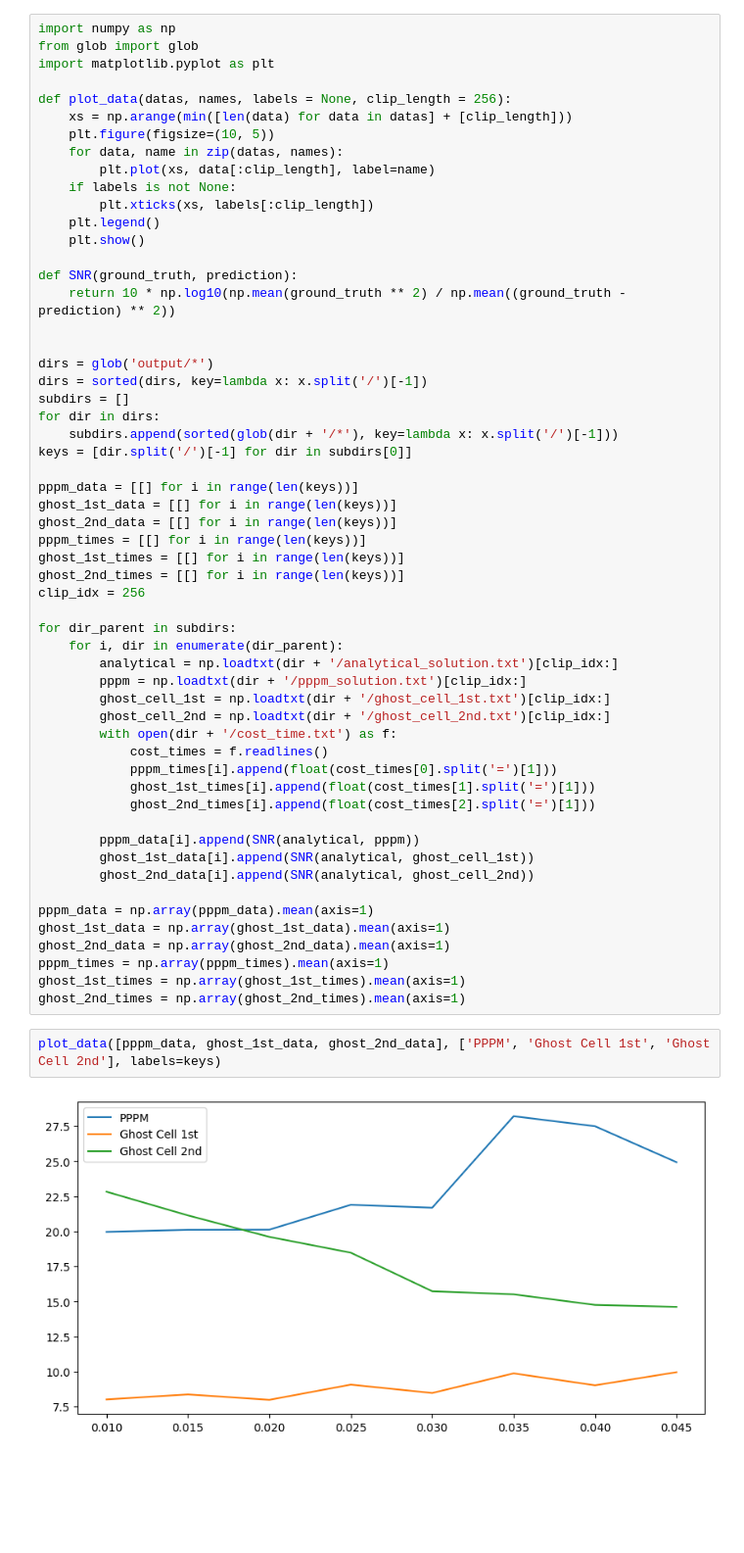
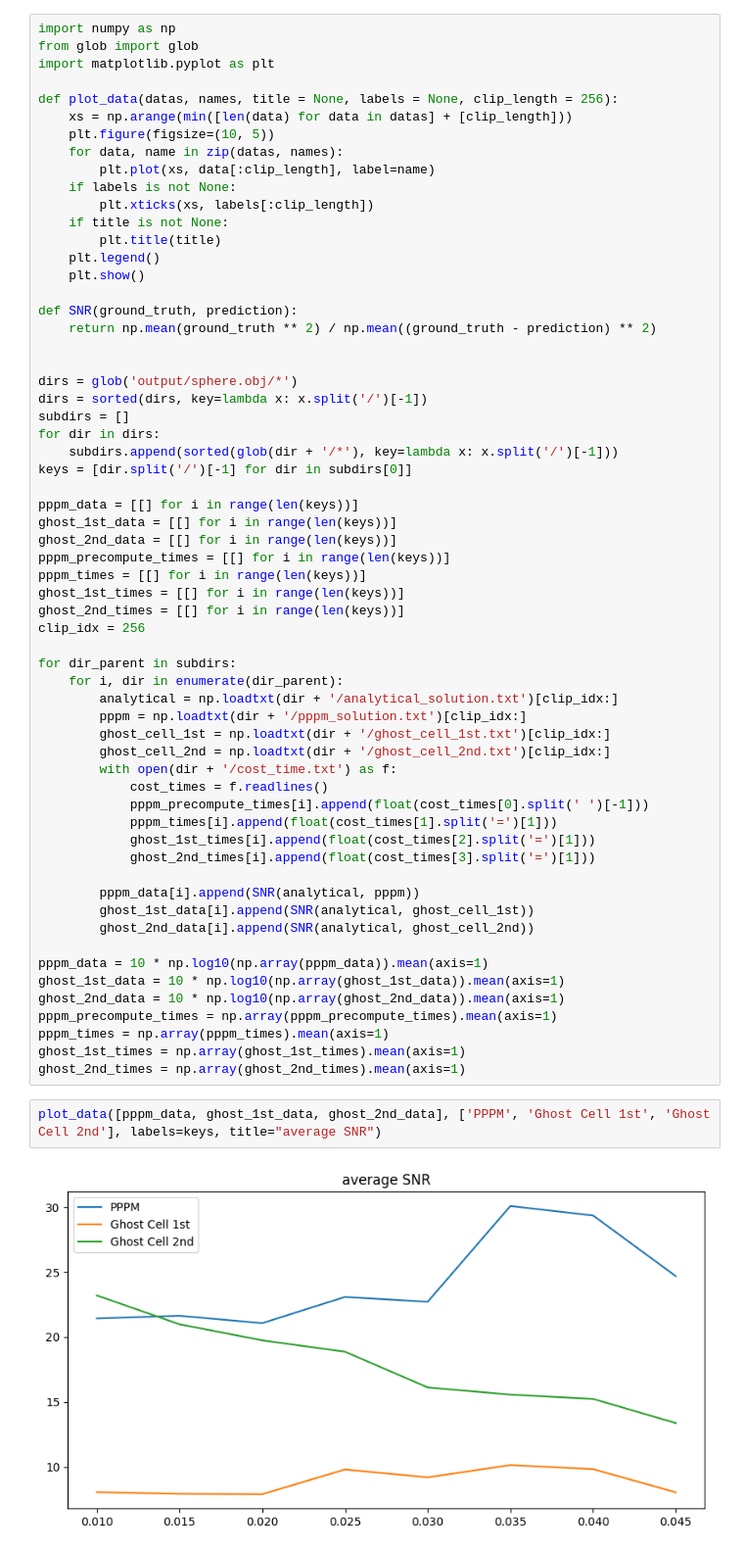
Before and after one commit to hellojxt/PPPM-TDBEM, a Jupyter notebook: experiments/sphere/comparision.ipynb, the cells around one changed output. Shown: that part at 98% size. Drawn from its saved outputs; the diff is of its cells as text; blank space fills up the shorter version.

```diff
--- a/experiments/sphere/comparision.ipynb
+++ b/experiments/sphere/comparision.ipynb
@@ -3,21 +3,23 @@ import numpy as np
 from glob import glob
 import matplotlib.pyplot as plt
 
-def plot_data(datas, names, labels = None, clip_length = 256):
+def plot_data(datas, names, title = None, labels = None, clip_length = 256):
     xs = np.arange(min([len(data) for data in datas] + [clip_length]))
     plt.figure(figsize=(10, 5))
     for data, name in zip(datas, names):
         plt.plot(xs, data[:clip_length], label=name)
     if labels is not None:
         plt.xticks(xs, labels[:clip_length])
+    if title is not None:
+        plt.title(title)
     plt.legend()
     plt.show()
 
 def SNR(ground_truth, prediction):
-    return 10 * np.log10(np.mean(ground_truth ** 2) / np.mean((ground_truth - prediction) ** 2))
+    return np.mean(ground_truth ** 2) / np.mean((ground_truth - prediction) ** 2)
 
 
-dirs = glob('output/*')
+dirs = glob('output/sphere.obj/*')
 dirs = sorted(dirs, key=lambda x: x.split('/')[-1])
 subdirs = []
 for dir in dirs:
@@ -27,6 +29,7 @@ keys = [dir.split('/')[-1] for dir in subdirs[0]]
 pppm_data = [[] for i in range(len(keys))]
 ghost_1st_data = [[] for i in range(len(keys))]
 ghost_2nd_data = [[] for i in range(len(keys))]
+pppm_precompute_times = [[] for i in range(len(keys))]
 pppm_times = [[] for i in range(len(keys))]
 ghost_1st_times = [[] for i in range(len(keys))]
 ghost_2nd_times = [[] for i in range(len(keys))]
@@ -40,22 +43,24 @@ for dir_parent in subdirs:
         ghost_cell_2nd = np.loadtxt(dir + '/ghost_cell_2nd.txt')[clip_idx:]
         with open(dir + '/cost_time.txt') as f:
             cost_times = f.readlines()
-            pppm_times[i].append(float(cost_times[0].split('=')[1]))
-            ghost_1st_times[i].append(float(cost_times[1].split('=')[1]))
-            ghost_2nd_times[i].append(float(cost_times[2].split('=')[1]))
+            pppm_precompute_times[i].append(float(cost_times[0].split(' ')[-1]))
+            pppm_times[i].append(float(cost_times[1].split('=')[1]))
+            ghost_1st_times[i].append(float(cost_times[2].split('=')[1]))
+            ghost_2nd_times[i].append(float(cost_times[3].split('=')[1]))
 
         pppm_data[i].append(SNR(analytical, pppm))
         ghost_1st_data[i].append(SNR(analytical, ghost_cell_1st))
         ghost_2nd_data[i].append(SNR(analytical, ghost_cell_2nd))
 
-pppm_data = np.array(pppm_data).mean(axis=1)
-ghost_1st_data = np.array(ghost_1st_data).mean(axis=1)
-ghost_2nd_data = np.array(ghost_2nd_data).mean(axis=1)
+pppm_data = 10 * np.log10(np.array(pppm_data)).mean(axis=1)
+ghost_1st_data = 10 * np.log10(np.array(ghost_1st_data)).mean(axis=1)
+ghost_2nd_data = 10 * np.log10(np.array(ghost_2nd_data)).mean(axis=1)
+pppm_precompute_times = np.array(pppm_precompute_times).mean(axis=1)
 pppm_times = np.array(pppm_times).mean(axis=1)
 ghost_1st_times = np.array(ghost_1st_times).mean(axis=1)
 ghost_2nd_times = np.array(ghost_2nd_times).mean(axis=1)
 # %%
-plot_data([pppm_data, ghost_1st_data, ghost_2nd_data], ['PPPM', 'Ghost Cell 1st', 'Ghost Cell 2nd'], labels=keys)
+plot_data([pppm_data, ghost_1st_data, ghost_2nd_data], ['PPPM', 'Ghost Cell 1st', 'Ghost Cell 2nd'], labels=keys, title="average SNR")
 # %% [output]
-[figure, old version]
+[figure, new version]
 # %%
```
Also changed, not shown: parts of 1 cell of this notebook, 16 other files.
